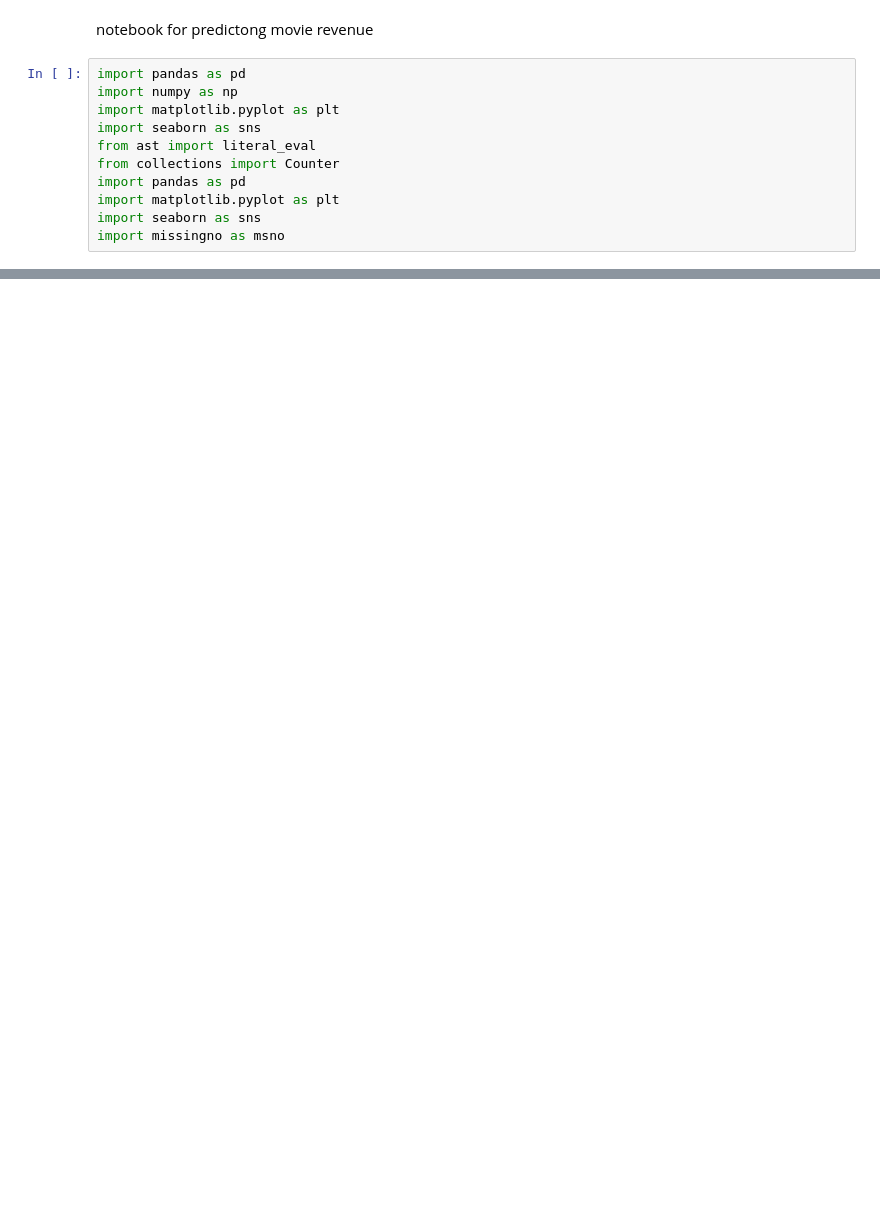
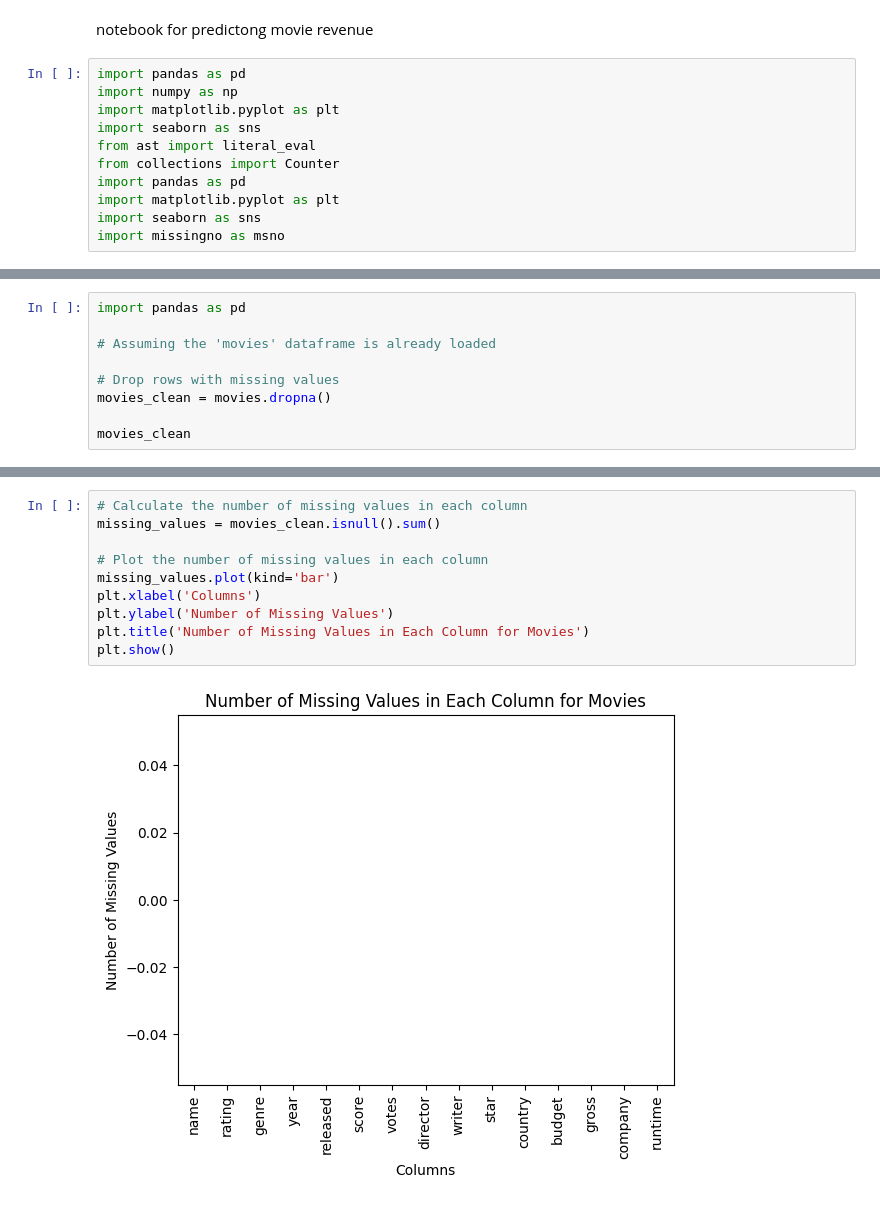
Before and after one commit to jj862/Microsoft-Movie-Industry-Analysis, a Jupyter notebook: price_prediction.ipynb, the cells around one changed output, grey strips where cells are left out. Cells and saved outputs as stored; diff of their text form; blank space fills up the shorter version.

```diff
--- a/price_prediction.ipynb
+++ b/price_prediction.ipynb
@@ -91,0 +49,9 @@ imdb_df['Gross'] = imdb_df['Gross'].str.replace(',', '').astype(float)
+# %%
+import pandas as pd
+
+# Assuming the 'movies' dataframe is already loaded
+
+# Drop rows with missing values
+movies_clean = movies.dropna()
+
+movies_clean
@@ -91,0 +88,12 @@ imdb_df['Gross'] = imdb_df['Gross'].str.replace(',', '').astype(float)
+# %%
+# Calculate the number of missing values in each column
+missing_values = movies_clean.isnull().sum()
+
+# Plot the number of missing values in each column
+missing_values.plot(kind='bar')
+plt.xlabel('Columns')
+plt.ylabel('Number of Missing Values')
+plt.title('Number of Missing Values in Each Column for Movies')
+plt.show()
+# %% [output]
+[figure, added]
```
Also changed, not shown: parts of 38 cells of this notebook, 1 other file.
